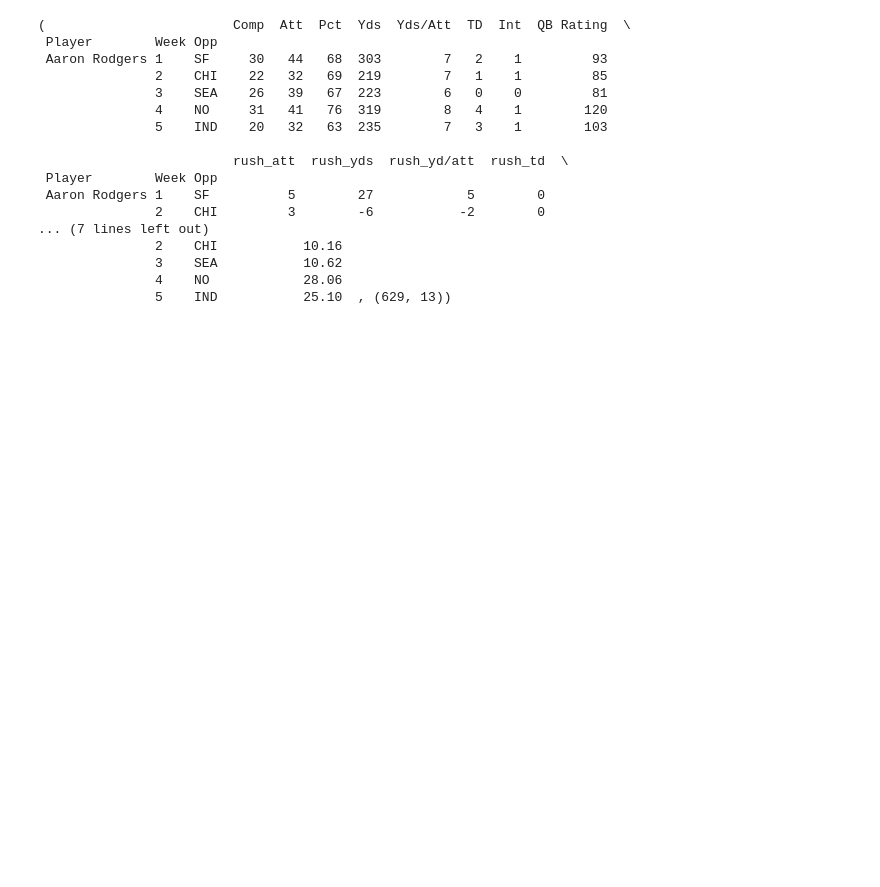
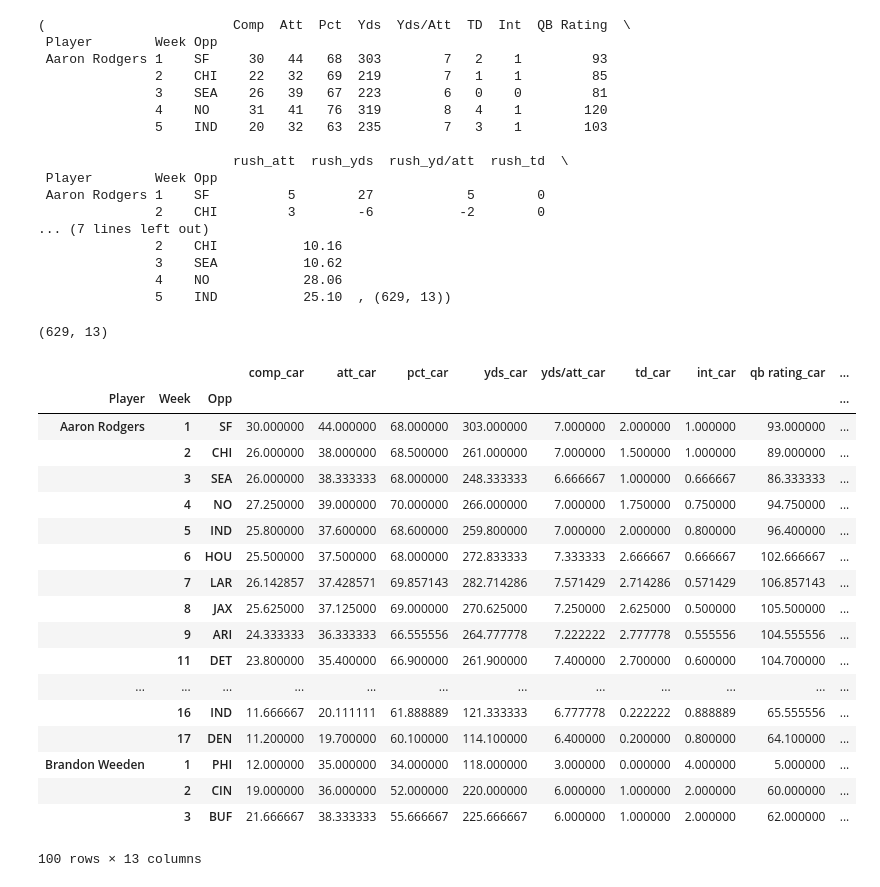
Before and after one commit to rdwyere873/draftkings, a Jupyter notebook: training_dataframes/qb_career_training_df.ipynb, the cells around one changed output. Cells and saved outputs as stored; diff of their text form; code cells hidden in the pictures; blank space fills up the shorter version.

```diff
--- a/training_dataframes/qb_career_training_df.ipynb
+++ b/training_dataframes/qb_career_training_df.ipynb
@@ -65,6 +65,8 @@ def create_career_dataframe(df):
         columns.append('{}_car'.format(col.lower()))
     new_df = pd.DataFrame(columns=columns, index =df.index)
     return new_df
+# %%
+qb_career_2012 = create_career_dataframe(team_stats)
 # %%
 # Week 1 stats are player's career average through 2011 season
 # Populate current dataframe with current year averages of players
@@ -75,4 +77,30 @@ for col in team_stats:  # Iterate through every attribute in the team_stats data
         for week in team_stats.loc[player].index: # Iterate throough every week for the current player
             total.append(team_stats.loc[player].loc[week][col]) # Add player's value for the current week's attribute to the total list
             points.append(np.mean(total))  # Add the average of the total list to the season average list
-    qb_current_2012['{}_car'.format(col.lower())] = points # Insert season average list for current attribute into the current stats dataframe
+    qb_career_2012['{}_car'.format(col.lower())] = points # Insert season average list for current attribute into the current stats dataframe
+# %%
+qb_career_2012.shape
+# %% [output]
+(629, 13)
+# %%
+qb_career_2012[0:100]
+# %% [output]
+|  |  |  | comp_car | att_car | pct_car | yds_car | yds/att_car | td_car | int_car | qb rating_car | ... |
+| Player | Week | Opp |  |  |  |  |  |  |  |  | ... |
+| Aaron Rodgers | 1 | SF | 30.000000 | 44.000000 | 68.000000 | 303.000000 | 7.000000 | 2.000000 | 1.000000 | 93.000000 | ... |
+|  | 2 | CHI | 26.000000 | 38.000000 | 68.500000 | 261.000000 | 7.000000 | 1.500000 | 1.000000 | 89.000000 | ... |
+|  | 3 | SEA | 26.000000 | 38.333333 | 68.000000 | 248.333333 | 6.666667 | 1.000000 | 0.666667 | 86.333333 | ... |
+|  | 4 | NO | 27.250000 | 39.000000 | 70.000000 | 266.000000 | 7.000000 | 1.750000 | 0.750000 | 94.750000 | ... |
+|  | 5 | IND | 25.800000 | 37.600000 | 68.600000 | 259.800000 | 7.000000 | 2.000000 | 0.800000 | 96.400000 | ... |
+|  | 6 | HOU | 25.500000 | 37.500000 | 68.000000 | 272.833333 | 7.333333 | 2.666667 | 0.666667 | 102.666667 | ... |
+|  | 7 | LAR | 26.142857 | 37.428571 | 69.857143 | 282.714286 | 7.571429 | 2.714286 | 0.571429 | 106.857143 | ... |
+|  | 8 | JAX | 25.625000 | 37.125000 | 69.000000 | 270.625000 | 7.250000 | 2.625000 | 0.500000 | 105.500000 | ... |
+|  | 9 | ARI | 24.333333 | 36.333333 | 66.555556 | 264.777778 | 7.222222 | 2.777778 | 0.555556 | 104.555556 | ... |
+|  | 11 | DET | 23.800000 | 35.400000 | 66.900000 | 261.900000 | 7.400000 | 2.700000 | 0.600000 | 104.700000 | ... |
+| ... | ... | ... | ... | ... | ... | ... | ... | ... | ... | ... | ... |
+|  | 16 | IND | 11.666667 | 20.111111 | 61.888889 | 121.333333 | 6.777778 | 0.222222 | 0.888889 | 65.555556 | ... |
+|  | 17 | DEN | 11.200000 | 19.700000 | 60.100000 | 114.100000 | 6.400000 | 0.200000 | 0.800000 | 64.100000 | ... |
+| Brandon Weeden | 1 | PHI | 12.000000 | 35.000000 | 34.000000 | 118.000000 | 3.000000 | 0.000000 | 4.000000 | 5.000000 | ... |
+|  | 2 | CIN | 19.000000 | 36.000000 | 52.000000 | 220.000000 | 6.000000 | 1.000000 | 2.000000 | 60.000000 | ... |
+|  | 3 | BUF | 21.666667 | 38.333333 | 55.666667 | 225.666667 | 6.000000 | 1.000000 | 2.000000 | 62.000000 | ... |
+100 rows × 13 columns
```
Also changed, not shown: 2 other files.
